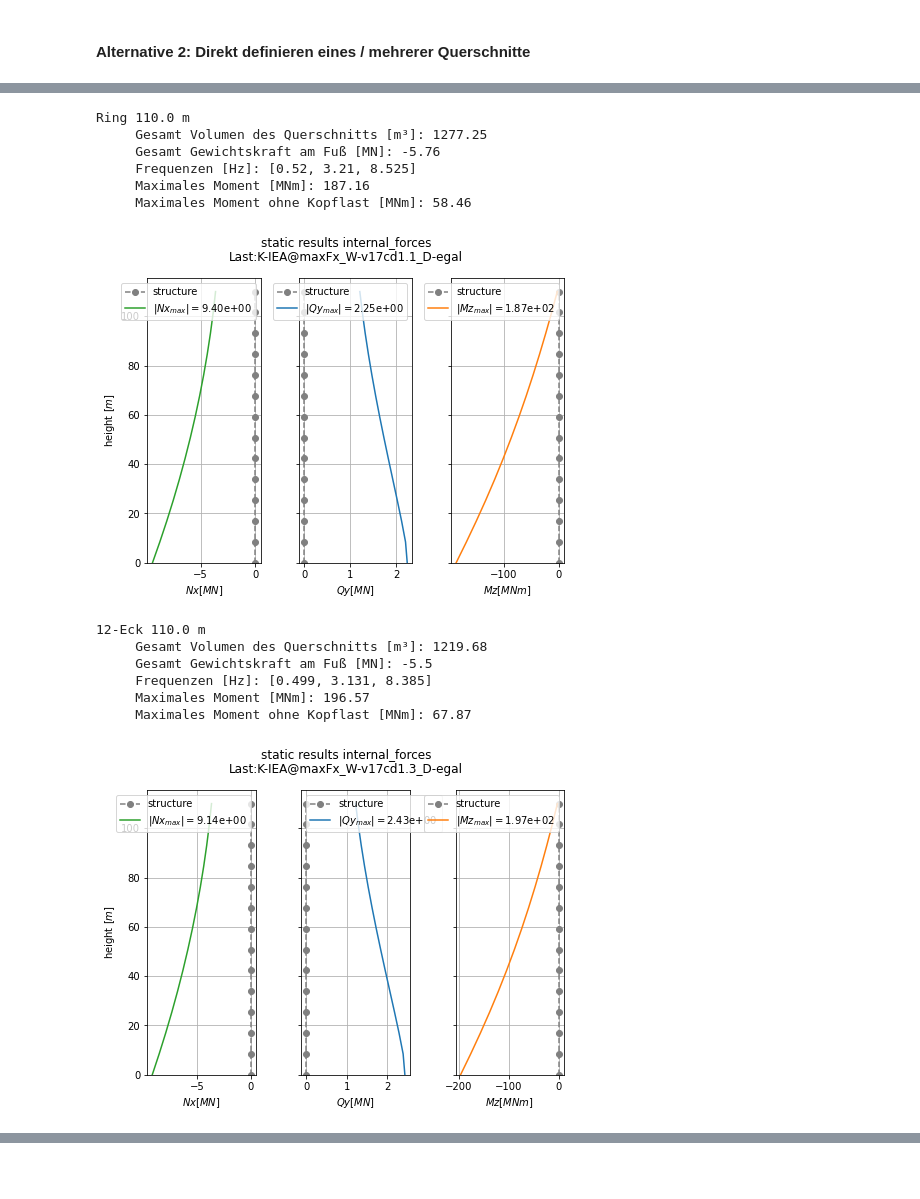
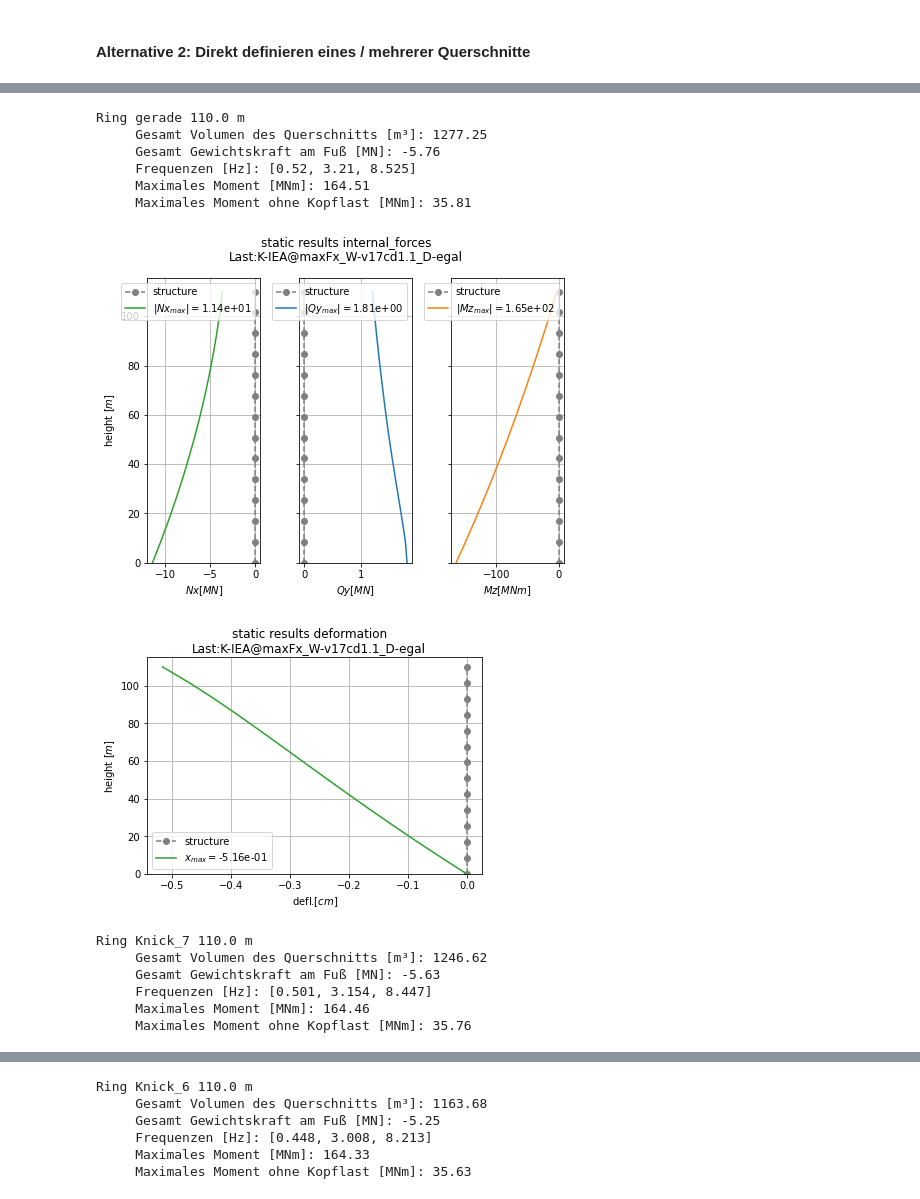
Before and after one commit to JoZimmer/CoupledBeams, a Jupyter notebook: 3DBeam/run_model.ipynb, the cells around one changed output, grey strips where cells are left out. Cells and saved outputs as stored; diff of their text form; code cells hidden in the pictures; blank space fills up the shorter version.

Commit message:
added Knick

```diff
--- a/3DBeam/run_model.ipynb
+++ b/3DBeam/run_model.ipynb
@@ -76,27 +80,27 @@ results_excel = os_join(*['output','Berechnungs_Ergebnisse.xlsx'])
 Sollen mehrere Querschnitte untersucht werden ist gedacht eine Liste an Dateien mit den unterschiedlichen Querschnitten zu erstellen.
 # %%
 # um zwischen den Alternativen zu Wählen
-querschnitts_dateien_laden = True
+querschnitts_dateien_laden = False
 # %% [markdown]
 #### Alternative 1: Querschnitte Laden aus Dateien erstellt mit "create_cross_sections.py"
 # %%
 if querschnitts_dateien_laden:
     d_unten = 12
     ecken = [12]#,10,8] #
-    höhen = [110,130,140,150,160]#]
-    t_längslagen = 40 #cm 48 56
+    höhen = [110]#,130,140,150,160]#]
+    t_längslagen = [40]#, 48, 56] # cm
     t_querlagen = 8 #cm
-    holzgüte = 'C24'
 
     querschnitte = []#, 'Kreisring_d12.pkl']#'8Eck.pkl','10Eck.pkl',
     for höhe in höhen:
-        filename = 'Ring_' + str(höhe) + '_du' + str(d_unten) + '_' + holzgüte + '_tX' + str(t_längslagen) + '_tY' +str(t_querlagen)+ '.pkl'
-        querschnitt_object = utils.load_object_from_pkl(os_join(*['inputs', 'geometry', 'objekte', filename]))
-        querschnitte.append(querschnitt_object)
-        for n_ecken in ecken:
-            filename = str(n_ecken) + 'Eck_' + 'h'+ str(höhe)  + '_du' + str(d_unten) + '_' + holzgüte + '_tX' + str(t_längslagen) + '_tY' +str(t_querlagen)+ '.pkl'
+        for t_längslage in t_längslagen:
+            filename = 'Ring_' + str(höhe) + '_du' + str(d_unten) + '_' + holzgüte + '_tX' + str(t_längslage) + '_tY' +str(t_querlagen)+ '.pkl'
             querschnitt_object = utils.load_object_from_pkl(os_join(*['inputs', 'geometry', 'objekte', filename]))
             querschnitte.append(querschnitt_object)
+            for n_ecken in ecken:
+                filename = str(n_ecken) + 'Eck_' + 'h'+ str(höhe)  + '_du' + str(d_unten) + '_' + holzgüte + '_tX' + str(t_längslage) + '_tY' +str(t_querlagen)+ '.pkl'
+                querschnitt_object = utils.load_object_from_pkl(os_join(*['inputs', 'geometry', 'objekte', filename]))
+                querschnitte.append(querschnitt_object)
 
     # erste Spalte im Dataframe sollten die höhen sein
     # results_df['z_coords_h' + str(höhe)] = querschnitt_object.section_absolute_heights
@@ -198,10 +242,10 @@ Die Lasten müssen in einer .npy datei gespeichert werden um vom beam gelesen we
 
 - D-kurz = Dauer der Einwirkung
 # %%
-kopf_lasten_IEA = {'Fx':1.17E+06,'Fy':4.80E+04, 'Fz':-3.64E+06, 'Mx':5.98E+06, 'My':3.24E+06, 'Mz':2.31E+06}
-kopf_lasten_IEA_0 = {'Fx':0,'Fy':0, 'Fz':-0, 'Mx':0, 'My':0, 'Mz':0} # als platzhalter
-kopf_lasten_beam = utils.convert_coordinate_system(kopf_lasten_IEA) # Koordinaten definiton abweichend und einteilung in Einwirkungsdauer
-kopf_lasten_beam_0 = utils.convert_coordinate_system(kopf_lasten_IEA_0) # Koordinaten definiton abweichend
+kopf_lasten_IEA = {'Fx':1.17E+06,'Fy':4.80E+04, 'Fz':-3.64E+06, 'Mx':5.98E+06, 'My':3.24E+06, 'Mz':2.31E+06}#
+kopf_lasten_IEA_0 = {'Fx':0,'Fy':0, 'Fz':-0, 'Mx':0, 'My':0, 'Mz':0} # als platzhalter um vorhanden Funktionen einfacher verwenden zu können
+kopf_lasten_beam = utils.convert_coordinate_system_and_consider_einwirkungsdauer(kopf_lasten_IEA) # Koordinaten definiton abweichend + gleichzeitig einteilung der Lasten in Einwirkungsdauer
+kopf_lasten_beam_0 = utils.convert_coordinate_system_and_consider_einwirkungsdauer(kopf_lasten_IEA_0) # Koordinaten definiton abweichend
 lasten_dict_base = {'Fx':np.zeros(n_nodes), 'Fy':np.zeros(n_nodes), 'Mz':np.zeros(n_nodes)}
 
 einwirkungsdauer = ['ständig','kurz', 'egal']
@@ -232,7 +276,7 @@ for querschnitt in querschnitte:
     nabenhöhe = querschnitt.max_height
     d_achse = querschnitt.d_achse
 
-    # Ergebniss Daten vorbereiten
+    # Ergebniss Daten vorbereiten -> leer initialisieren nur wenn noch nicht leer
     if QS_label not in lasten_files:
         lasten_files[QS_label] = {}
         lasten_dicts[QS_label] = {}
@@ -243,8 +287,7 @@ for querschnitt in querschnitte:
 
     # Lastberechnung für den spezifischen QS
     wind_kraft_z, z_coords = wind_DIN.wind_kraft(vb=basis_windgeschwindigkeit, category=terrain_kategorie, height=höhen_z, cd = cd, Aref=d_achse)
-
-    knoten_wind_kraft_z = utils.linien_last_to_knoten_last(wind_kraft_z, höhen_z, gamma_q = 1.35)
+    knoten_wind_kraft_z = utils.linien_last_to_knoten_last(wind_kraft_z, höhen_z, gamma_q = 1.35) # NOTE gamma_q nach IEC
     #postprocess.plot_along_height(knoten_wind_kraft_z, z_coords, label='wind_kraft [N]')
 
     lasten_dict_nur_wind = utils.update_lasten_dict(lasten_dict_base, knoten_wind_kraft_z, kopf_lasten_beam_0['egal'])
@@ -298,44 +343,47 @@ for querschnitt in querschnitte:
     print (QS_label, nabenhöhe, 'm')
     print('     Gesamt Volumen des Querschnitts [m³]:', round(beam.volume,2))
     print ('     Gesamt Gewichtskraft am Fuß [MN]:',round(sum(beam.eigengewicht * GD.UNIT_SCALE['MN']),2))
 
     print ('     Frequenzen [Hz]:', [round(beam.eigenfrequencies[i],3) for i in range(3)])
 
-    gamma_Q = 1.0 # Da lasten schon mit sichterheitsbeiwerte vorliegen (TODO außer windeinwirkung)
+    gamma_Q = 1.0 # Da lasten schon mit sichterheitsbeiwerte vorliegen
 
     lasten_nach_dauer = {'ständig':{'eigengewicht':True, 'imperfektion':True},
                          'egal':{'eigengewicht':True, 'imperfektion':True},
                          'kurz':{'eigengewicht':False, 'imperfektion':False}}
     for dauer in einwirkungsdauer:
         lasten_file = lasten_files[QS_label][nabenhöhe][dauer]
         lasten_label = os.path.splitext(os.path.basename(lasten_file))[0]
+
         schnittgrößen[QS_label][nabenhöhe][dauer] = beam.static_analysis_solve(load_vector_file=lasten_file, return_result=True,
                                                                     add_eigengewicht=lasten_nach_dauer[dauer]['eigengewicht'],
-                                                                    add_imperfektion = lasten_nach_dauer[dauer]['imperfektion'])
+                                                                    add_imperfektion = lasten_nach_dauer[dauer]['imperfektion'],
+                                                                    gamma_g=1.35)
 
     print ('     Maximales Moment [MNm]:', round(max(abs(schnittgrößen[QS_label][nabenhöhe]['egal']['g'])) * utils.unit_conversion('Nm', 'MNm'),2))
     print ('     Maximales Moment ohne Kopflast [MNm]:', round((max(abs(schnittgrößen[QS_label][nabenhöhe]['egal']['g'])) - kopf_lasten_IEA['Fx']*nabenhöhe) * utils.unit_conversion('Nm', 'MNm'),2))
 
-    if nabenhöhe == 110.0:
+    if nabenhöhe == 110:
         postprocess.plot_static_result_forces(beam, 'internal_forces', ['x','y','g'], unit='MN', title_suffix='Last:' + lasten_label, figsize_scale = 1.1)
+        postprocess.plot_static_result(beam, 'deformation', ['x'], unit='cm',title_suffix='Last:' + lasten_label,)
 
 
 
     #results_df['Mz ' + QS_label_kurz + ' [MNm]'] = SGR_wind_kopf['g'] * utils.unit_conversion('Nm', 'MNm')
     #results_df['Qy ' + QS_label_kurz + ' [MN]'] = SGR_wind_kopf['y'] * utils.unit_conversion('N', 'MN')
     #results_df['Nx ' + QS_label_kurz + ' [MN]'] = SGR_wind_kopf['x'] * utils.unit_conversion('N', 'MN')
 # %% [output]
-Ring 110.0 m
+Ring gerade 110.0 m
      Gesamt Volumen des Querschnitts [m³]: 1277.25
      Gesamt Gewichtskraft am Fuß [MN]: -5.76
      Frequenzen [Hz]: [0.52, 3.21, 8.525]
-     Maximales Moment [MNm]: 187.16
-     Maximales Moment ohne Kopflast [MNm]: 58.46
+     Maximales Moment [MNm]: 164.51
+     Maximales Moment ohne Kopflast [MNm]: 35.81
-[figure, old version]
+[figure, new version]
+[figure, new version]
-12-Eck 110.0 m
-     Gesamt Volumen des Querschnitts [m³]: 1219.68
-     Gesamt Gewichtskraft am Fuß [MN]: -5.5
-     Frequenzen [Hz]: [0.499, 3.131, 8.385]
-     Maximales Moment [MNm]: 196.57
-     Maximales Moment ohne Kopflast [MNm]: 67.87
+Ring Knick_7 110.0 m
+     Gesamt Volumen des Querschnitts [m³]: 1246.62
+     Gesamt Gewichtskraft am Fuß [MN]: -5.63
+     Frequenzen [Hz]: [0.501, 3.154, 8.447]
+     Maximales Moment [MNm]: 164.46
+     Maximales Moment ohne Kopflast [MNm]: 35.76
-[figure, old version]
@@ -358,0 +400,6 @@ Ring 130.0 m
+Ring Knick_6 110.0 m
+     Gesamt Volumen des Querschnitts [m³]: 1163.68
+     Gesamt Gewichtskraft am Fuß [MN]: -5.25
+     Frequenzen [Hz]: [0.448, 3.008, 8.213]
+     Maximales Moment [MNm]: 164.33
+     Maximales Moment ohne Kopflast [MNm]: 35.63
```
Also changed, not shown: parts of 12 cells of this notebook, 16 other files.
